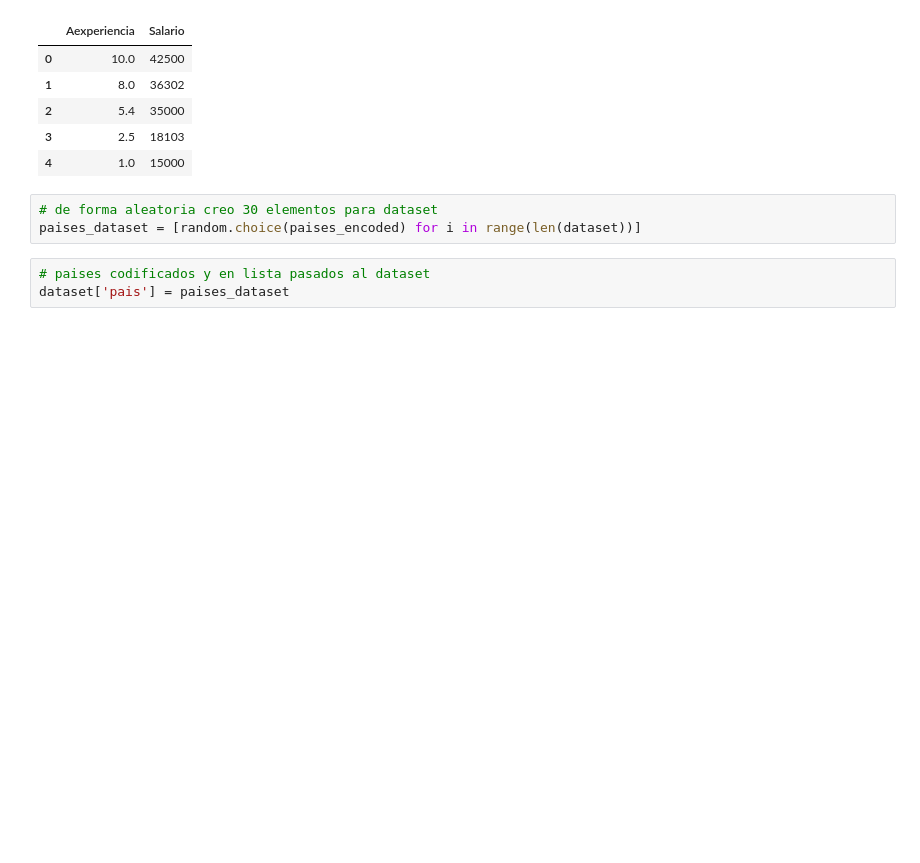
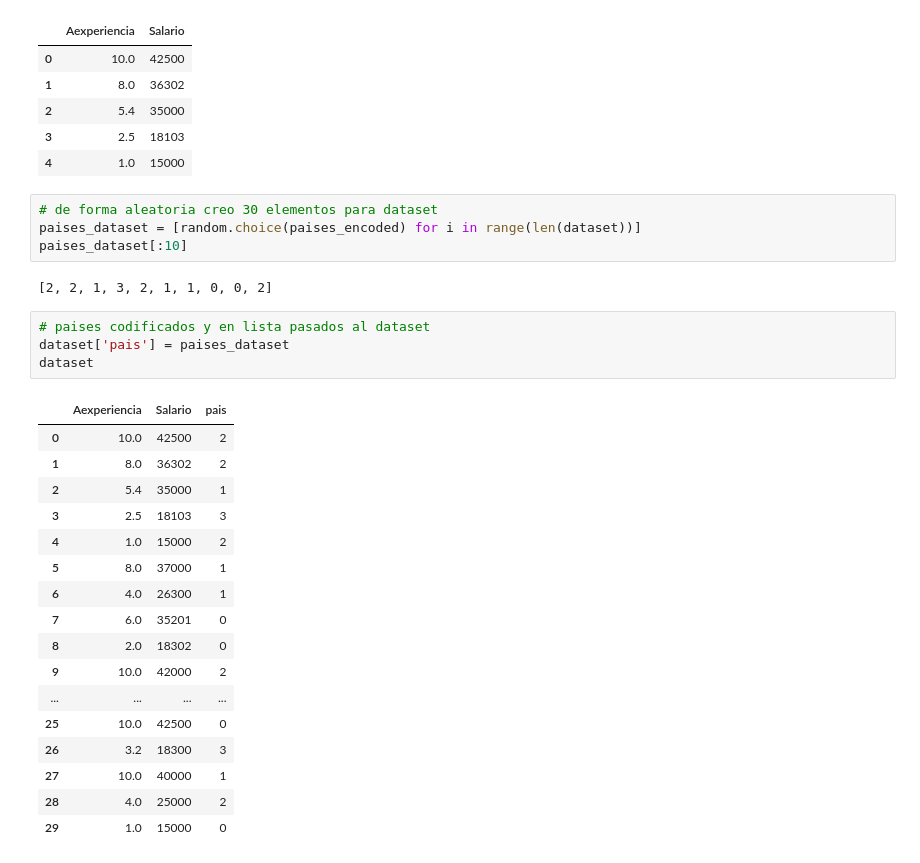
Before and after one commit to Madera971003/fundamentos_practicos_de_MachineLearning, a Jupyter notebook: prueba regresion aporte.ipynb, the cells around one changed output. Cells and saved outputs as stored; diff of their text form; blank space fills up the shorter version.

```diff
--- a/prueba regresion aporte.ipynb
+++ b/prueba regresion aporte.ipynb
@@ -27,8 +27,30 @@ dataset.head(5)
 # %%
 # de forma aleatoria creo 30 elementos para dataset
 paises_dataset = [random.choice(paises_encoded) for i in range(len(dataset))]
+paises_dataset[:10]
+# %% [output]
+[2, 2, 1, 3, 2, 1, 1, 0, 0, 2]
 # %%
 # paises codificados y en lista pasados al dataset
 dataset['pais'] = paises_dataset
+dataset
+# %% [output]
+|  | Aexperiencia | Salario | pais |
+| 0 | 10.0 | 42500 | 2 |
+| 1 | 8.0 | 36302 | 2 |
+| 2 | 5.4 | 35000 | 1 |
+| 3 | 2.5 | 18103 | 3 |
+| 4 | 1.0 | 15000 | 2 |
+| 5 | 8.0 | 37000 | 1 |
+| 6 | 4.0 | 26300 | 1 |
+| 7 | 6.0 | 35201 | 0 |
+| 8 | 2.0 | 18302 | 0 |
+| 9 | 10.0 | 42000 | 2 |
+| ... | ... | ... | ... |
+| 25 | 10.0 | 42500 | 0 |
+| 26 | 3.2 | 18300 | 3 |
+| 27 | 10.0 | 40000 | 1 |
+| 28 | 4.0 | 25000 | 2 |
+| 29 | 1.0 | 15000 | 0 |
 # %%
 # Dividiendo las columnas en x y y
```
Also changed, not shown: parts of 6 cells of this notebook, 7 other files.
